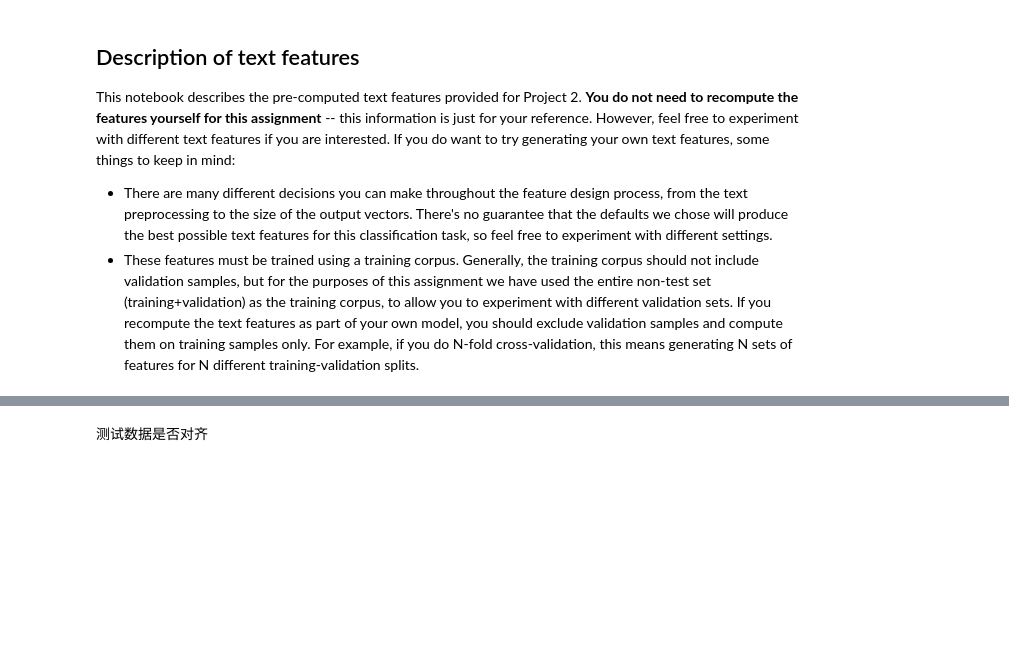
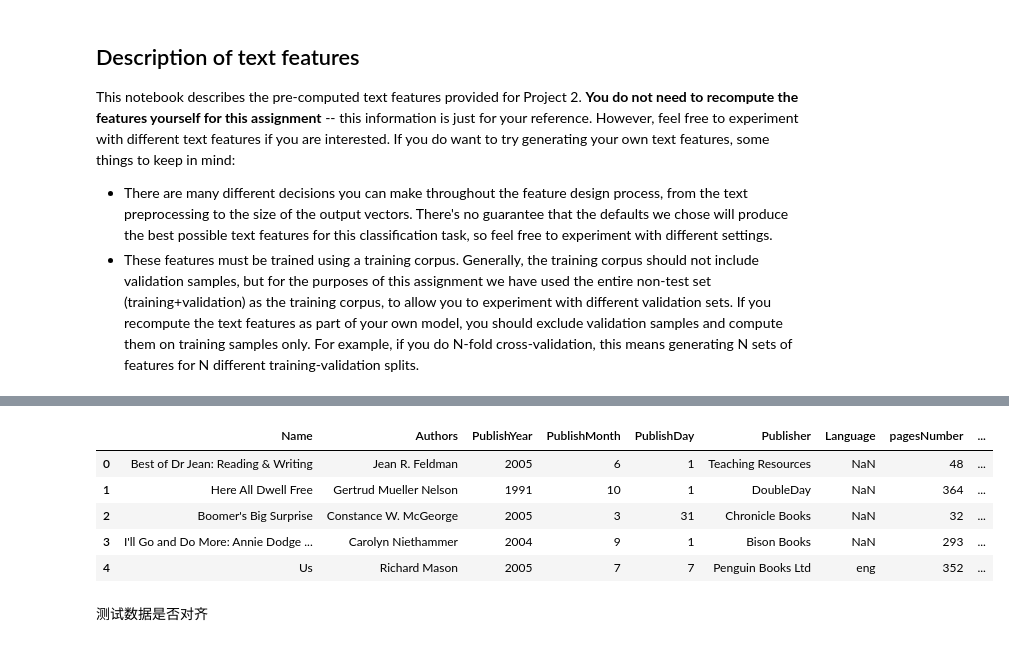
Before and after one commit to yuqiansi/ml, a Jupyter notebook: text_features_description.ipynb, the cells around one changed output, grey strips where cells are left out. Saved outputs shown, nothing was run; the diff lists cells and outputs as text; code cells hidden in the pictures; blank space fills up the shorter version.

Commit message:
Revert "pre-processing missing data"
This reverts commit 9a06d7dfea8b63386ae76ef669bc82d3046dd8cb.

```diff
--- a/text_features_description.ipynb
+++ b/text_features_description.ipynb
@@ -31,23 +18,0 @@ def count_rating(x_train_original):
-# %%
-x_train_original.head
-a = []
-a = x_train_original.columns
-index_dict = {}
-for i in a:
-    if(not x_train_original[pd.isnull(x_train_original[i])].index.empty):
-        index_dict[i] = x_train_original[pd.isnull(x_train_original[i])].index
-
-# len(x_train_original)
-index_dict
-
-a = pd.DataFrame(x_train_original["rating_label"].loc[index_dict["Publisher"]])
-b = pd.DataFrame(x_train_original["rating_label"].loc[index_dict["Language"]])
-
-count_rating(a)
-count_rating(b)
-# rating
-pd.set_option('display.max_columns', None) # 显示所有列
-pd.set_option('display.max_rows', None) # 显示所有行
-pd.set_option('display.width', None) # 显示完整宽度
-pd.set_option('display.max_colwidth', -1) # 显示完整单元格内容
-x_train_original["Description"].head(50)
@@ -80,3 +19,12 @@ Name: Description, dtype: object
+# %%
+x_train_original.head()
+# %% [output]
+|  | Name | Authors | PublishYear | PublishMonth | PublishDay | Publisher | Language | pagesNumber | ... |
+| 0 | Best of Dr Jean: Reading & Writing | Jean R. Feldman | 2005 | 6 | 1 | Teaching Resources | NaN | 48 | ... |
+| 1 | Here All Dwell Free | Gertrud Mueller Nelson | 1991 | 10 | 1 | DoubleDay | NaN | 364 | ... |
+| 2 | Boomer's Big Surprise | Constance W. McGeorge | 2005 | 3 | 31 | Chronicle Books | NaN | 32 | ... |
+| 3 | I'll Go and Do More: Annie Dodge ... | Carolyn Niethammer | 2004 | 9 | 1 | Bison Books | NaN | 293 | ... |
+| 4 | Us | Richard Mason | 2005 | 7 | 7 | Penguin Books Ltd | eng | 352 | ... |
 # %% [markdown]
 测试数据是否对齐
 # %%
```
Also changed, not shown: parts of 5 cells of this notebook.
